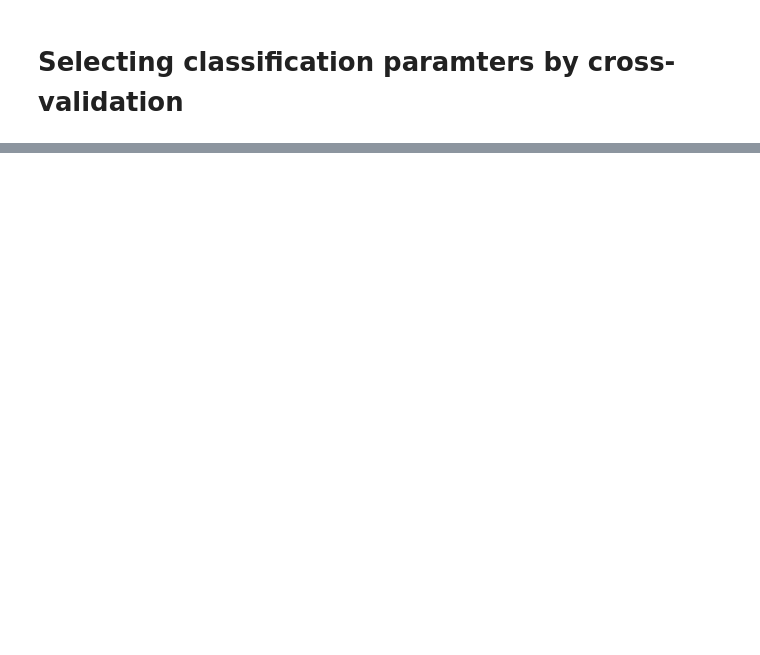
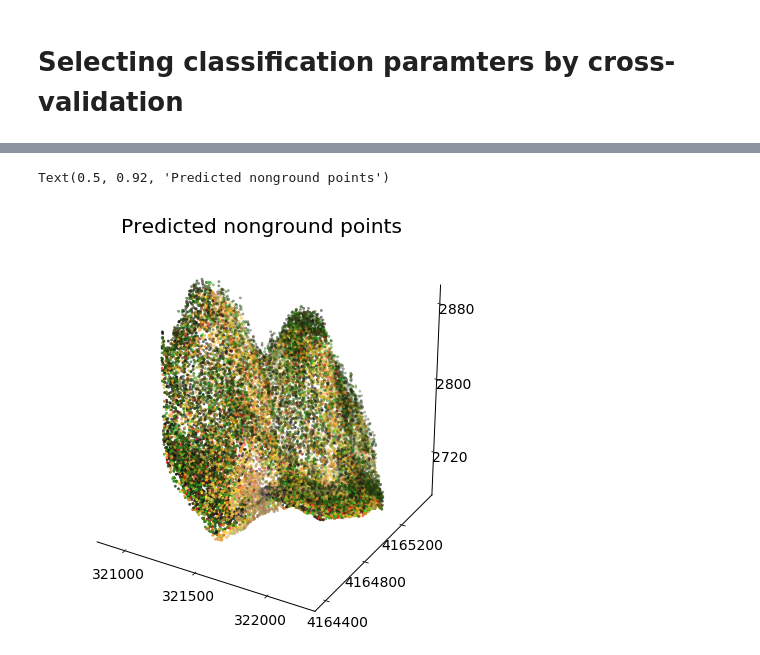
Before and after one commit to stgl/pymccrgb, a Jupyter notebook: docs/source/examples/cross-validation-sgd.ipynb, the cells around one changed output, grey strips where cells are left out. Saved outputs shown, nothing was run; the diff lists cells and outputs as text; code cells hidden in the pictures; blank space fills up the shorter version.

```diff
--- a/docs/source/examples/cross-validation-sgd.ipynb
+++ b/docs/source/examples/cross-validation-sgd.ipynb
@@ -79,6 +128,9 @@ plt.title('Predicted ground points')
 # %%
 mask = y_pred == 0
-plot_points_3d(xx[mask], yy[mask], zz[mask], rgb[mask] / 255)
+plot_points_3d(data[mask, :])
 plt.title('Predicted nonground points')
+# %% [output]
+Text(0.5, 0.92, 'Predicted nonground points')
+[figure, added]
 # %%
 mask = (y_pred == 0) & (y == 1)
```
Also changed, not shown: parts of 18 cells of this notebook.
